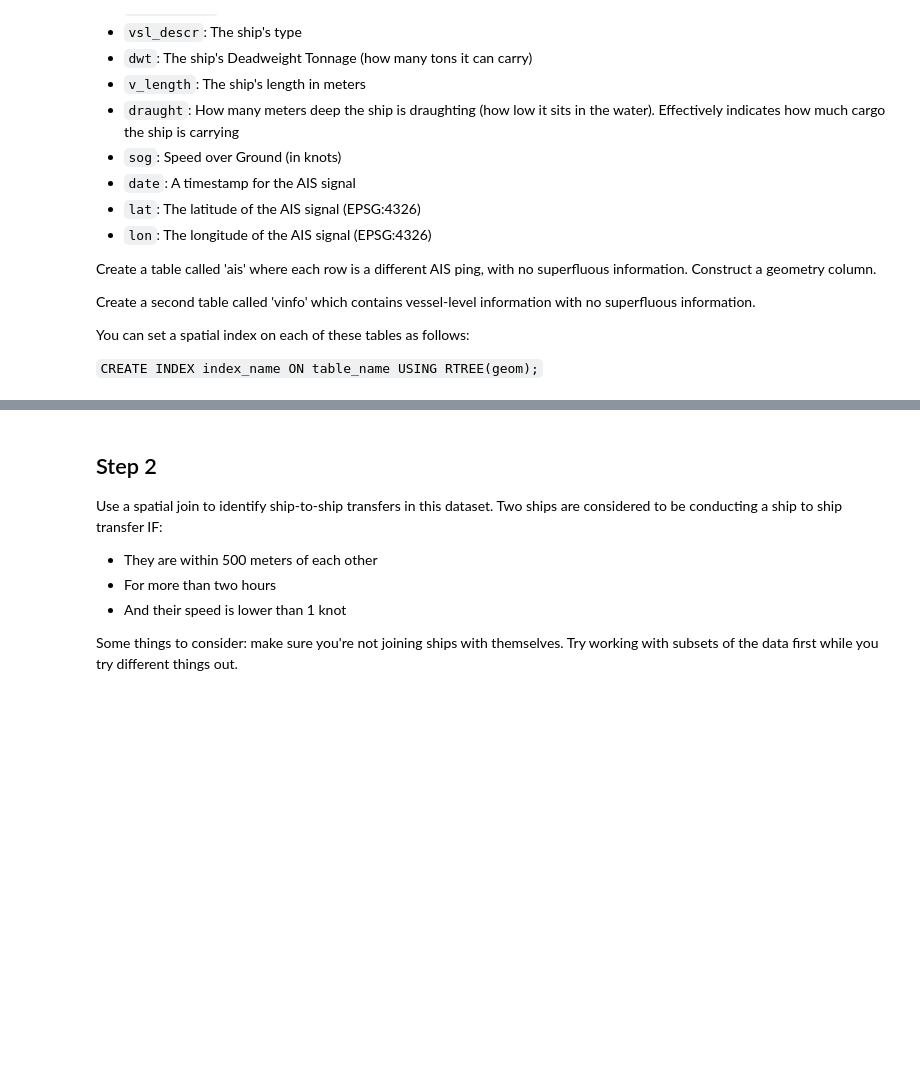
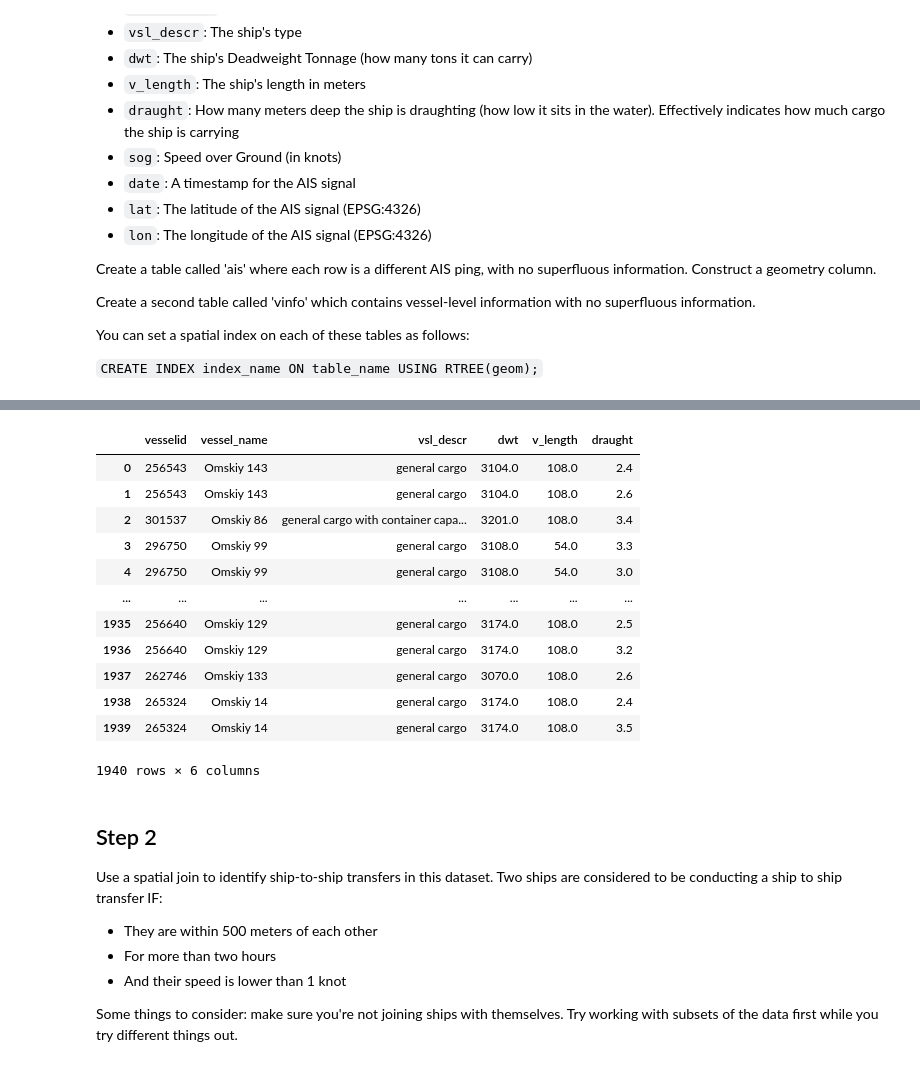
Before and after one commit to Louise0311/CASA0025, a Jupyter notebook: notebooks/W04_postgis2.ipynb, the cells around one changed output, grey strips where cells are left out. Saved outputs shown, nothing was run; the diff lists cells and outputs as text; code cells hidden in the pictures; blank space fills up the shorter version.

```diff
--- a/notebooks/W04_postgis2.ipynb
+++ b/notebooks/W04_postgis2.ipynb
@@ -333,3 +401,23 @@ You can set a spatial index on each of these tables as follows:
+# %%
+con.sql("""
+
+SELECT * FROM vinfo
+
+""").df()
+# %% [output]
+|  | vesselid | vessel_name | vsl_descr | dwt | v_length | draught |
+| 0 | 256543 | Omskiy 143 | general cargo | 3104.0 | 108.0 | 2.4 |
+| 1 | 256543 | Omskiy 143 | general cargo | 3104.0 | 108.0 | 2.6 |
+| 2 | 301537 | Omskiy 86 | general cargo with container capa... | 3201.0 | 108.0 | 3.4 |
+| 3 | 296750 | Omskiy 99 | general cargo | 3108.0 | 54.0 | 3.3 |
+| 4 | 296750 | Omskiy 99 | general cargo | 3108.0 | 54.0 | 3.0 |
+| ... | ... | ... | ... | ... | ... | ... |
+| 1935 | 256640 | Omskiy 129 | general cargo | 3174.0 | 108.0 | 2.5 |
+| 1936 | 256640 | Omskiy 129 | general cargo | 3174.0 | 108.0 | 3.2 |
+| 1937 | 262746 | Omskiy 133 | general cargo | 3070.0 | 108.0 | 2.6 |
+| 1938 | 265324 | Omskiy 14 | general cargo | 3174.0 | 108.0 | 2.4 |
+| 1939 | 265324 | Omskiy 14 | general cargo | 3174.0 | 108.0 | 3.5 |
+1940 rows × 6 columns
 # %% [markdown]
 ## Step 2
 
```
Also changed, not shown: parts of 10 cells of this notebook.
